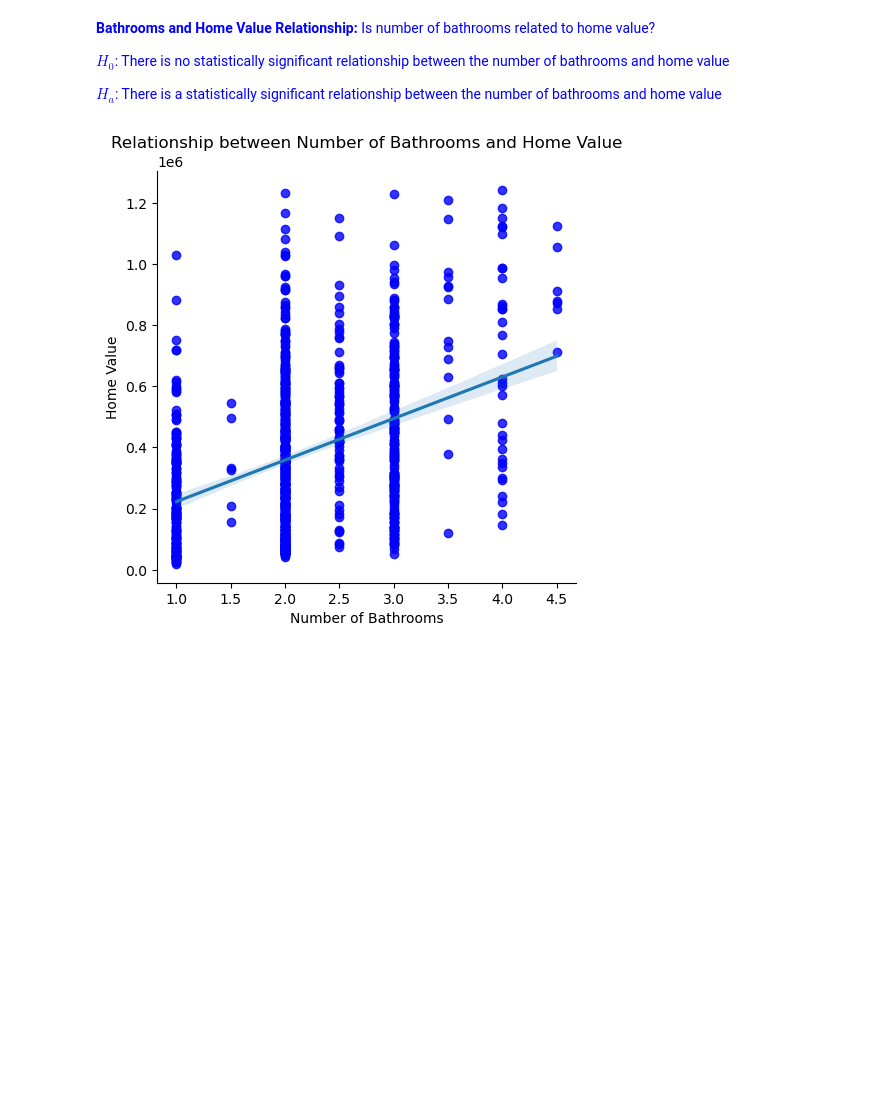
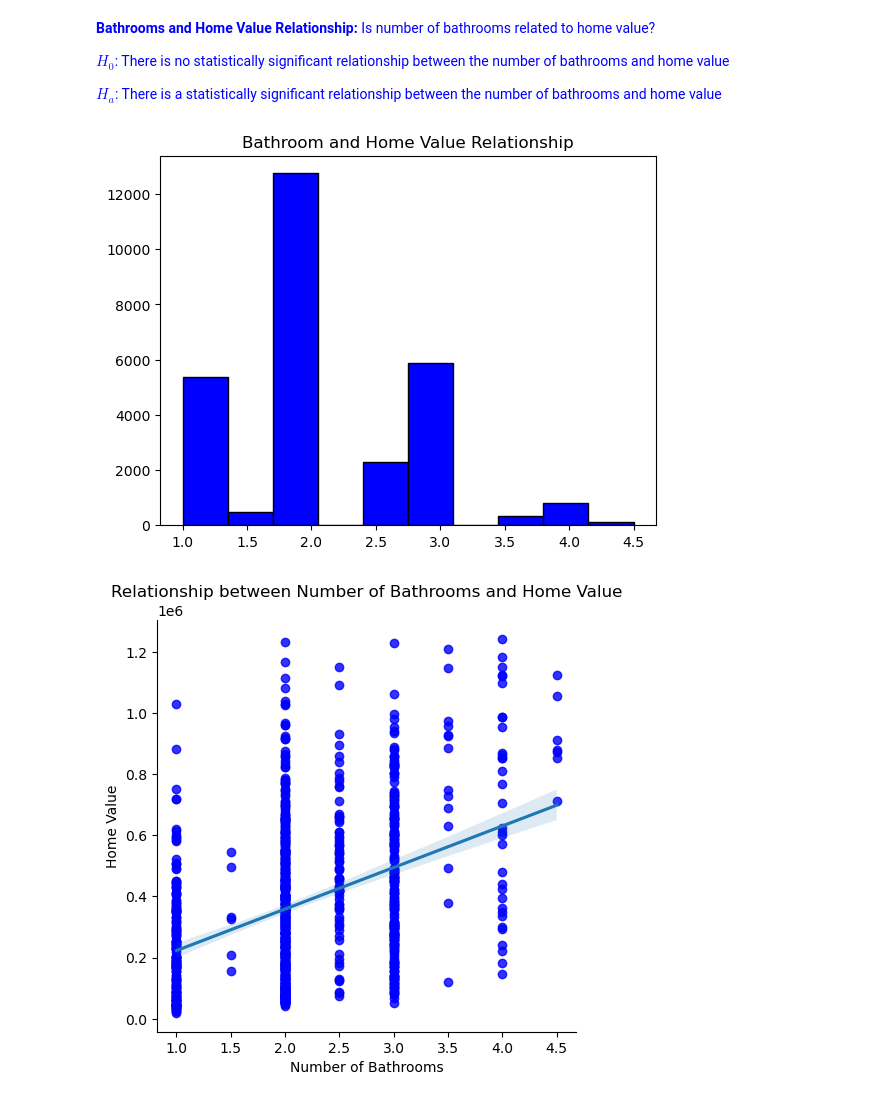
Before and after one commit to Miatta-Sinayoko/Zillow-Regression-Project, a Jupyter notebook: Zillow Regression Final.ipynb, the cells around one changed output. Saved outputs shown, nothing was run; the diff lists cells and outputs as text; code cells hidden in the pictures; blank space fills up the shorter version.

```diff
--- a/Zillow Regression Final.ipynb
+++ b/Zillow Regression Final.ipynb
@@ -190,6 +190,12 @@ e.get_bedroom_graph(train)
 <span style="color:blue;">**$H_{0}$**: There is no statistically significant relationship between the number of bathrooms and home value</span>
 
 <span style="color:blue;">**$H_{a}$**: There is a statistically significant relationship between the number of bathrooms and home value</span>
+# %%
+plt.hist(train.bathroom, color = "blue", ec="black")
+plt.title('Bathroom and Home Value Relationship')
+plt.show()
+# %% [output]
+[figure, added]
 # %%
 e.get_bathroom_graph(train)
 # %% [output]
```
Also changed, not shown: parts of 1 cell of this notebook.
